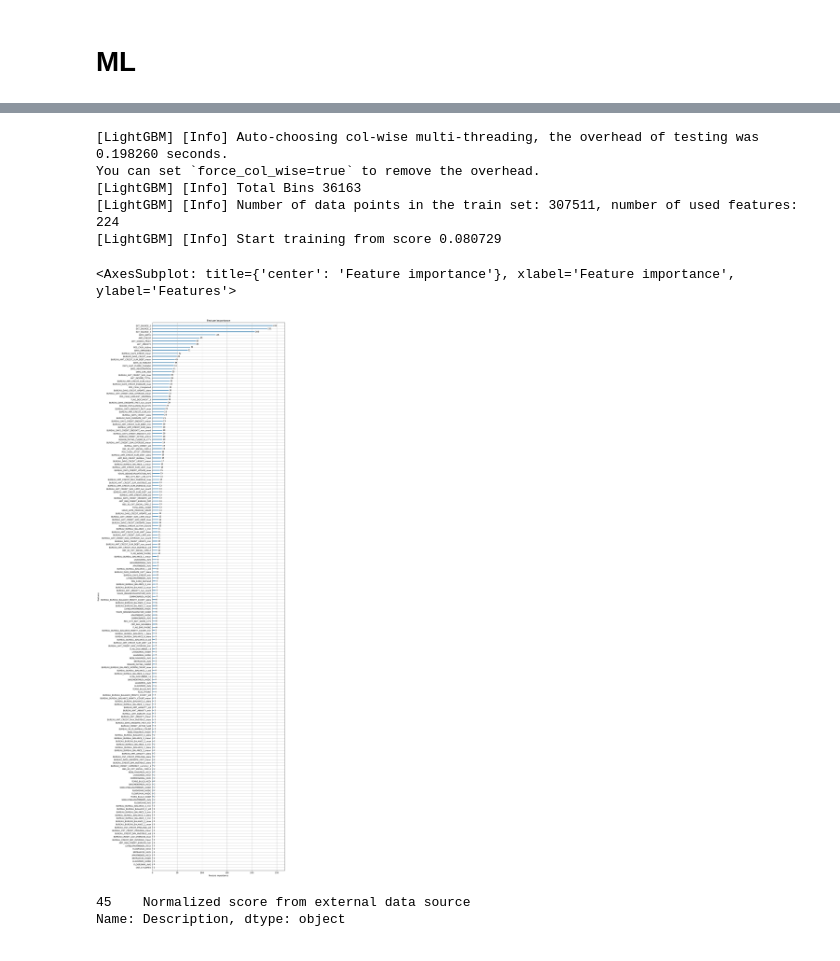
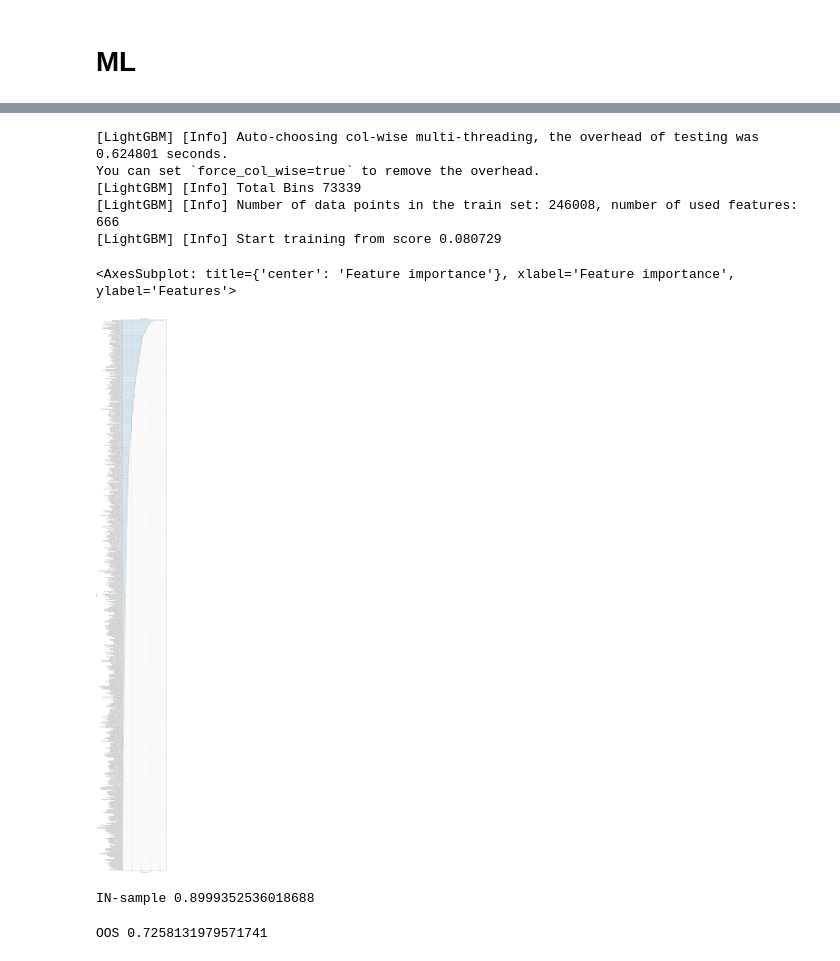
Before and after one commit to kaiwenShen/credit_default_prediction_kaggle, a Jupyter notebook: data_EDA.ipynb, the cells around one changed output, grey strips where cells are left out. Drawn from its saved outputs; the diff is of its cells as text; code cells hidden in the pictures.

Commit message:
initial lightgbm for all cleaned features.

```diff
--- a/data_EDA.ipynb
+++ b/data_EDA.ipynb
@@ -539,25 +739,34 @@ full_data
+# %%
+train, test = train_test_split(full_data, test_size=0.2, random_state=42,stratify=full_data['TARGET'])
+# %%
+# load data using lightgbm
+train_data = lgb.Dataset(train.drop('TARGET',axis=1), label=train['TARGET'])
 # %%
 # lightgbm parameters
-params = {}
+params = {"force_col_wise":True}
 # %%
 # lightgbm training
-gbm = lgb.train(params, train_data)
+gbm = lgb.train(params, train_data, num_boost_round=1000)
 # %% [output]
-[LightGBM] [Info] Auto-choosing col-wise multi-threading, the overhead of testing was 0.198260 seconds.
+[LightGBM] [Info] Auto-choosing col-wise multi-threading, the overhead of testing was 0.624801 seconds.
 You can set `force_col_wise=true` to remove the overhead.
-[LightGBM] [Info] Total Bins 36163
-[LightGBM] [Info] Number of data points in the train set: 307511, number of used features: 224
+[LightGBM] [Info] Total Bins 73339
+[LightGBM] [Info] Number of data points in the train set: 246008, number of used features: 666
 [LightGBM] [Info] Start training from score 0.080729
 # %%
 # plot feature importance
-lgb.plot_importance(gbm, figsize=(12, 50))
+lgb.plot_importance(gbm, figsize=(12, 150))
 # %% [output]
 <AxesSubplot: title={'center': 'Feature importance'}, xlabel='Feature importance', ylabel='Features'>
-[figure, old version]
+[figure, new version]
-# %%
-home_credit_columns_description.where(home_credit_columns_description['Row'] == 'EXT_SOURCE_2').dropna(axis=0,
-                                                                                                       how='all')[
-    'Description']
-# %% [output]
-45    Normalized score from external data source
-Name: Description, dtype: object
+# %%
+# get insample performance
+from sklearn.metrics import roc_auc_score
+print('IN-sample',roc_auc_score(full_data['TARGET'],gbm.predict(full_data.drop('TARGET',axis=1))))
+# %% [output]
+IN-sample 0.8999352536018688
+# %%
+# get outsample performance
+print('OOS',roc_auc_score(test['TARGET'],gbm.predict(test.drop('TARGET',axis=1))))
+# %% [output]
+OOS 0.7258131979571741
```
Also changed, not shown: parts of 33 cells of this notebook.
